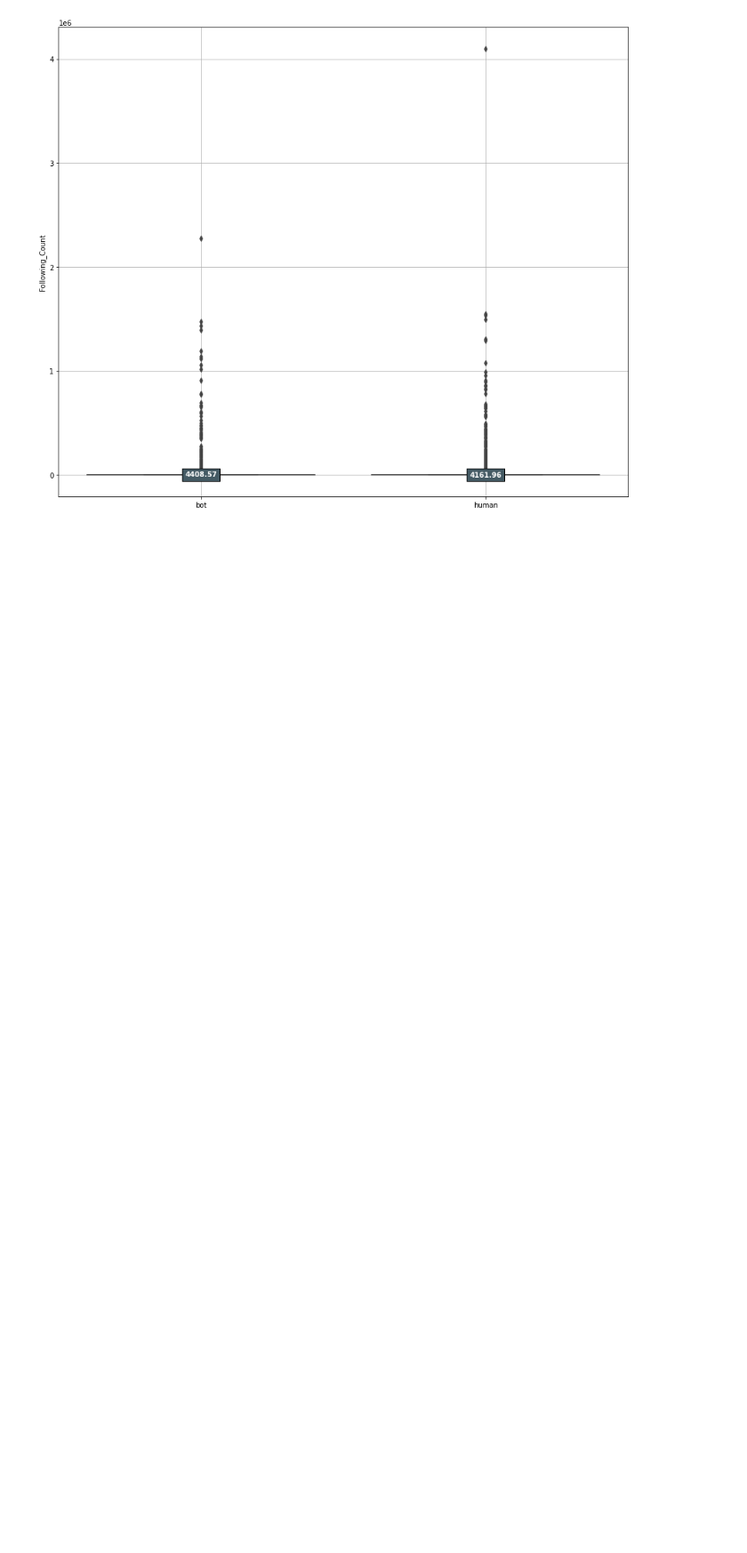
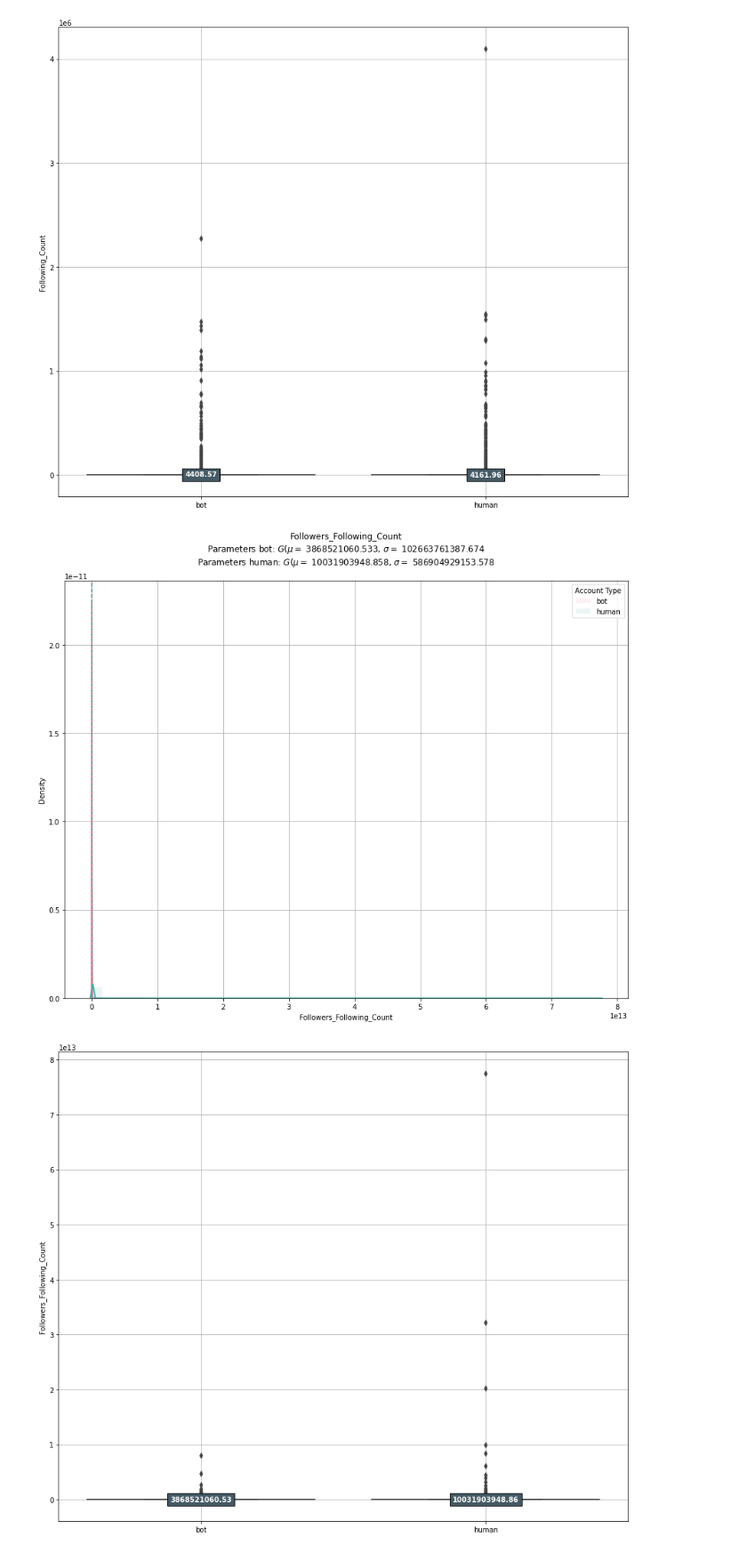
Before and after one commit to ShyamalSankar/BT4012, a Jupyter notebook: EDA.ipynb, the cells around one changed output. Shown at 89% size. Cells and saved outputs as stored; diff of their text form; code cells hidden in the pictures; blank space fills up the shorter version.

```diff
--- a/EDA.ipynb
+++ b/EDA.ipynb
@@ -391,3 +392,18 @@ plot_multiple_boxplots(data=new_df_tweets,
 # %% [output]
 [figure]
 [figure]
+# %%
+target: str = "followers_following_count"
+# Extract histograms
+plot_multiple_histograms(data=new_df_tweets,
+                         grouped_col=grouped,
+                         data_labels=data_labels,
+                         target_col=target)
+# Extract Box-plots
+plot_multiple_boxplots(data=new_df_tweets,
+                       grouped_col=grouped,
+                       target_col=target,
+                       palette=palette)
+# %% [output]
+[figure, added]
+[figure, added]
```
Also changed, not shown: parts of 8 cells of this notebook, 1 other file.
